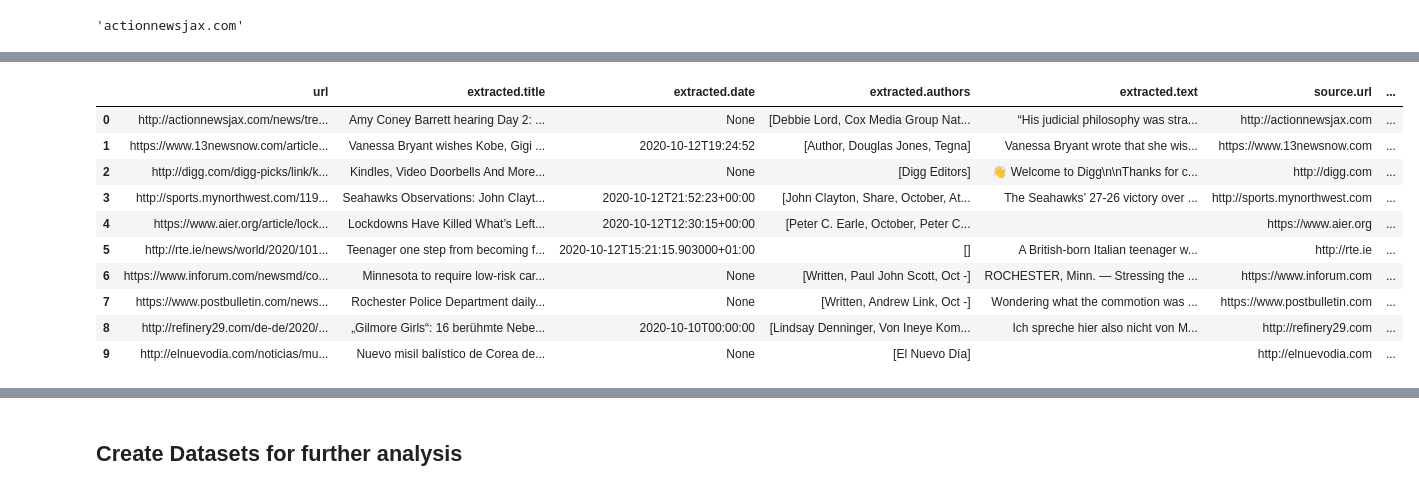
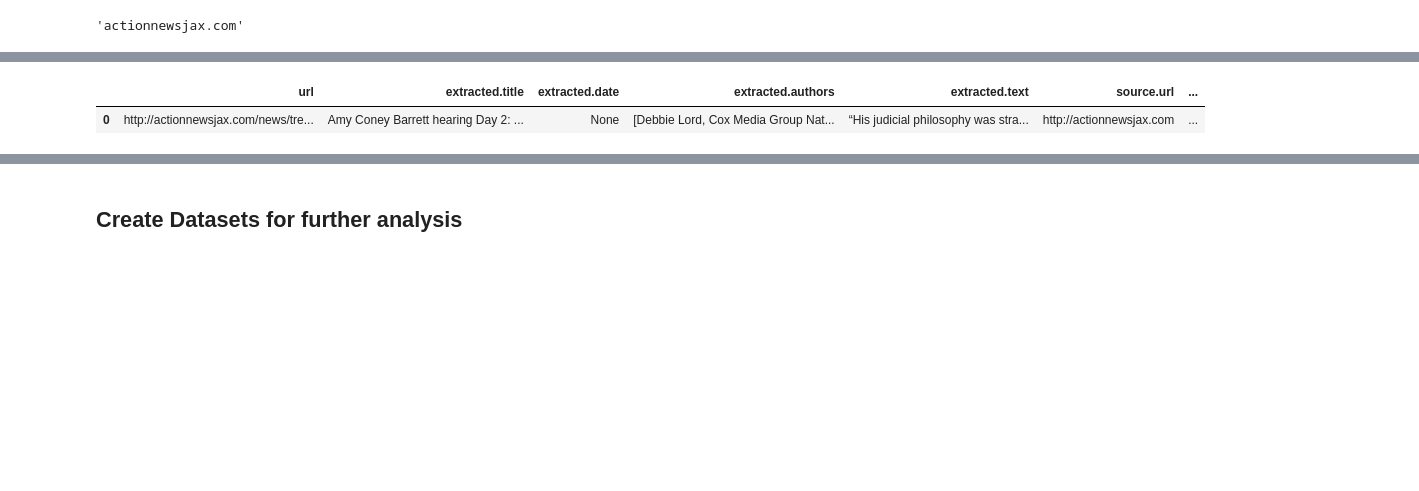
Before and after one commit to vsistla/codefordemocracy, a Jupyter notebook: EDA.ipynb, the cells around one changed output, grey strips where cells are left out. Drawn from its saved outputs; the diff is of its cells as text; code cells hidden in the pictures; blank space fills up the shorter version.

```diff
--- a/EDA.ipynb
+++ b/EDA.ipynb
@@ -337,15 +355,6 @@ df_src_norm_limited['domain_url']= df_src_norm_limited['source.url'].apply(strip
 # %%
-df_src_norm_limited.head(10)
+df_src_norm_limited.head(1)
 # %% [output]
 |  | url | extracted.title | extracted.date | extracted.authors | extracted.text | source.url | ... |
 | 0 | http://actionnewsjax.com/news/tre... | Amy Coney Barrett hearing Day 2: ... | None | [Debbie Lord, Cox Media Group Nat... | “His judicial philosophy was stra... | http://actionnewsjax.com | ... |
-| 1 | https://www.13newsnow.com/article... | Vanessa Bryant wishes Kobe, Gigi ... | 2020-10-12T19:24:52 | [Author, Douglas Jones, Tegna] | Vanessa Bryant wrote that she wis... | https://www.13newsnow.com | ... |
-| 2 | http://digg.com/digg-picks/link/k... | Kindles, Video Doorbells And More... | None | [Digg Editors] | 👋 Welcome to Digg\n\nThanks for c... | http://digg.com | ... |
-| 3 | http://sports.mynorthwest.com/119... | Seahawks Observations: John Clayt... | 2020-10-12T21:52:23+00:00 | [John Clayton, Share, October, At... | The Seahawks’ 27-26 victory over ... | http://sports.mynorthwest.com | ... |
-| 4 | https://www.aier.org/article/lock... | Lockdowns Have Killed What’s Left... | 2020-10-12T12:30:15+00:00 | [Peter C. Earle, October, Peter C... |  | https://www.aier.org | ... |
-| 5 | http://rte.ie/news/world/2020/101... | Teenager one step from becoming f... | 2020-10-12T15:21:15.903000+01:00 | [] | A British-born Italian teenager w... | http://rte.ie | ... |
-| 6 | https://www.inforum.com/newsmd/co... | Minnesota to require low-risk car... | None | [Written, Paul John Scott, Oct -] | ROCHESTER, Minn. — Stressing the ... | https://www.inforum.com | ... |
-| 7 | https://www.postbulletin.com/news... | Rochester Police Department daily... | None | [Written, Andrew Link, Oct -] | Wondering what the commotion was ... | https://www.postbulletin.com | ... |
-| 8 | http://refinery29.com/de-de/2020/... | „Gilmore Girls“: 16 berühmte Nebe... | 2020-10-10T00:00:00 | [Lindsay Denninger, Von Ineye Kom... | Ich spreche hier also nicht von M... | http://refinery29.com | ... |
-| 9 | http://elnuevodia.com/noticias/mu... | Nuevo misil balístico de Corea de... | None | [El Nuevo Día] |  | http://elnuevodia.com | ... |
 # %%
```
Also changed, not shown: parts of 35 cells of this notebook, 1 other file.
